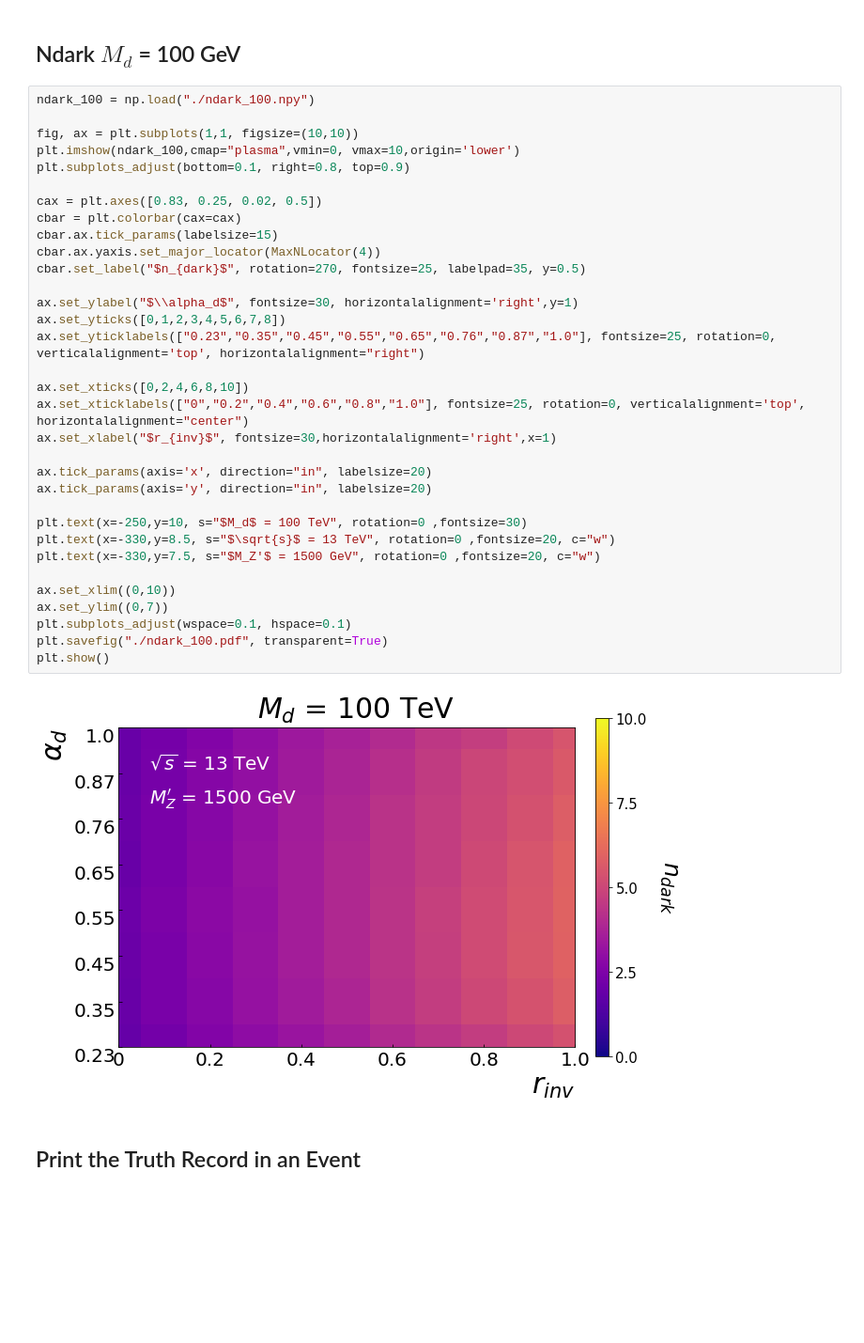
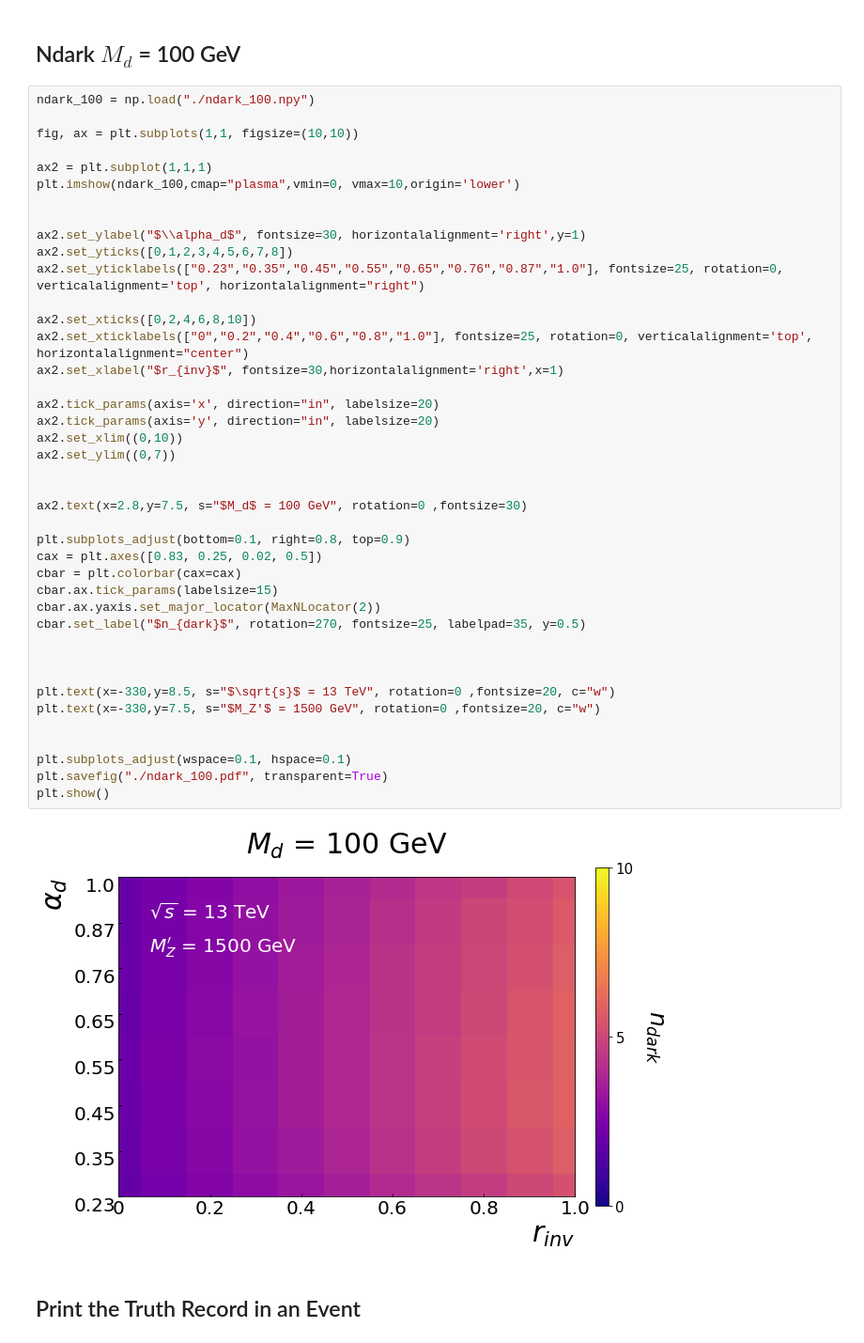
Before and after one commit to alan200276/SVJ_Study, a Jupyter notebook: Truth_Record.ipynb, the cells around one changed output. Shown: that part at 94% size. Saved outputs shown, nothing was run; the diff lists cells and outputs as text; blank space fills up the shorter version.

```diff
--- a/Truth_Record.ipynb
+++ b/Truth_Record.ipynb
@@ -266,38 +266,46 @@ plt.show()
 # %%
 ndark_100 = np.load("./ndark_100.npy")
 
 fig, ax = plt.subplots(1,1, figsize=(10,10))
+
+ax2 = plt.subplot(1,1,1)
 plt.imshow(ndark_100,cmap="plasma",vmin=0, vmax=10,origin='lower')
+
+
+ax2.set_ylabel("$\\alpha_d$", fontsize=30, horizontalalignment='right',y=1)
+ax2.set_yticks([0,1,2,3,4,5,6,7,8])
+ax2.set_yticklabels(["0.23","0.35","0.45","0.55","0.65","0.76","0.87","1.0"], fontsize=25, rotation=0, verticalalignment='top', horizontalalignment="right")
+
+ax2.set_xticks([0,2,4,6,8,10])
+ax2.set_xticklabels(["0","0.2","0.4","0.6","0.8","1.0"], fontsize=25, rotation=0, verticalalignment='top', horizontalalignment="center")
+ax2.set_xlabel("$r_{inv}$", fontsize=30,horizontalalignment='right',x=1)
+
+ax2.tick_params(axis='x', direction="in", labelsize=20)
+ax2.tick_params(axis='y', direction="in", labelsize=20)
+ax2.set_xlim((0,10))
+ax2.set_ylim((0,7))
+
+
+ax2.text(x=2.8,y=7.5, s="$M_d$ = 100 GeV", rotation=0 ,fontsize=30)
+
 plt.subplots_adjust(bottom=0.1, right=0.8, top=0.9)
-
 cax = plt.axes([0.83, 0.25, 0.02, 0.5])
 cbar = plt.colorbar(cax=cax)
 cbar.ax.tick_params(labelsize=15)
-cbar.ax.yaxis.set_major_locator(MaxNLocator(4))
+cbar.ax.yaxis.set_major_locator(MaxNLocator(2))
 cbar.set_label("$n_{dark}$", rotation=270, fontsize=25, labelpad=35, y=0.5)
 
-ax.set_ylabel("$\\alpha_d$", fontsize=30, horizontalalignment='right',y=1)
-ax.set_yticks([0,1,2,3,4,5,6,7,8])
-ax.set_yticklabels(["0.23","0.35","0.45","0.55","0.65","0.76","0.87","1.0"], fontsize=25, rotation=0, verticalalignment='top', horizontalalignment="right")
 
-ax.set_xticks([0,2,4,6,8,10])
-ax.set_xticklabels(["0","0.2","0.4","0.6","0.8","1.0"], fontsize=25, rotation=0, verticalalignment='top', horizontalalignment="center")
-ax.set_xlabel("$r_{inv}$", fontsize=30,horizontalalignment='right',x=1)
 
-ax.tick_params(axis='x', direction="in", labelsize=20)
-ax.tick_params(axis='y', direction="in", labelsize=20)
-
-plt.text(x=-250,y=10, s="$M_d$ = 100 TeV", rotation=0 ,fontsize=30)
 plt.text(x=-330,y=8.5, s="$\sqrt{s}$ = 13 TeV", rotation=0 ,fontsize=20, c="w")
 plt.text(x=-330,y=7.5, s="$M_Z'$ = 1500 GeV", rotation=0 ,fontsize=20, c="w")
 
-ax.set_xlim((0,10))
-ax.set_ylim((0,7))
+
 plt.subplots_adjust(wspace=0.1, hspace=0.1)
 plt.savefig("./ndark_100.pdf", transparent=True)
 plt.show()
 # %% [output]
-[figure, old version]
+[figure, new version]
 # %% [markdown]
 ## Print the Truth Record in an Event
 # %%
```
Also changed, not shown: parts of 1 cell of this notebook.
